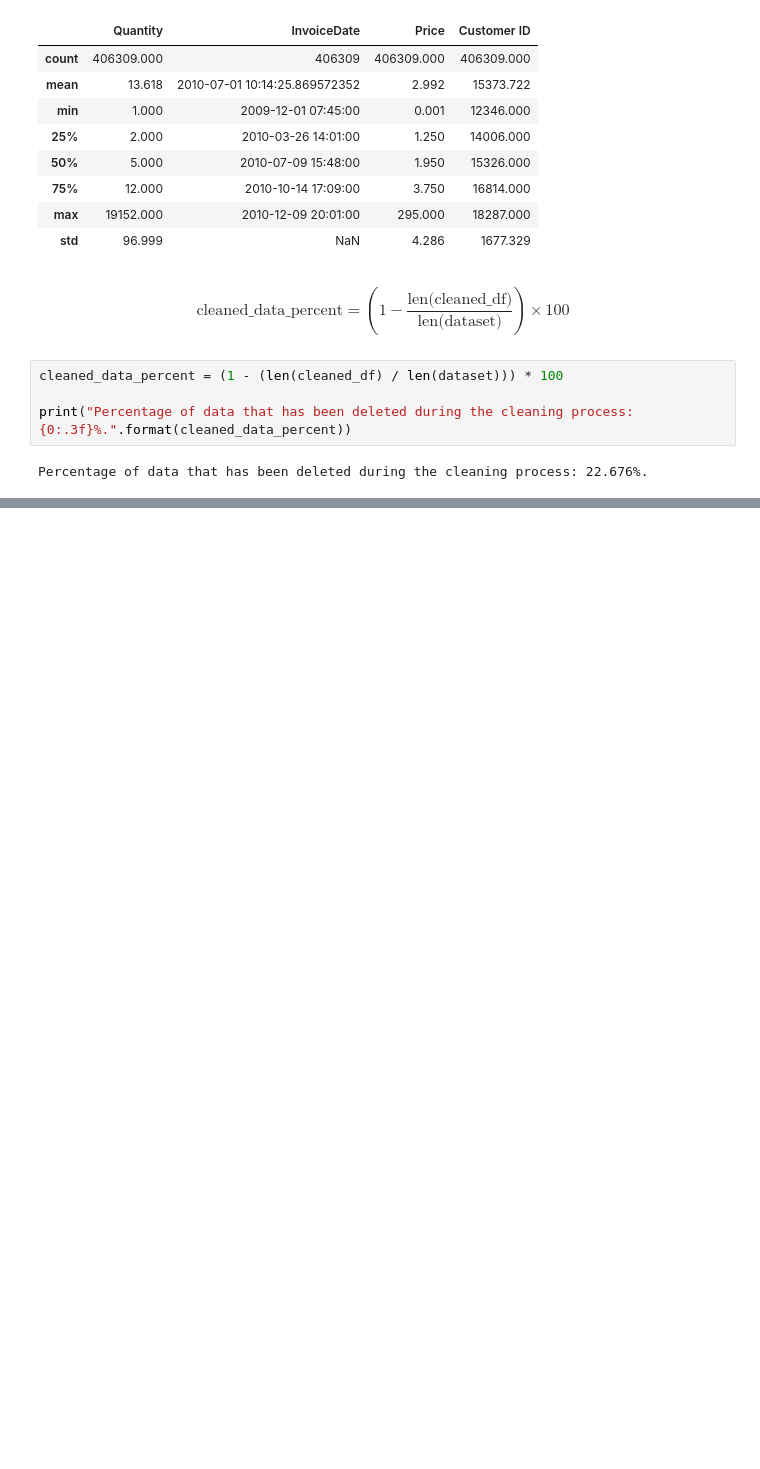
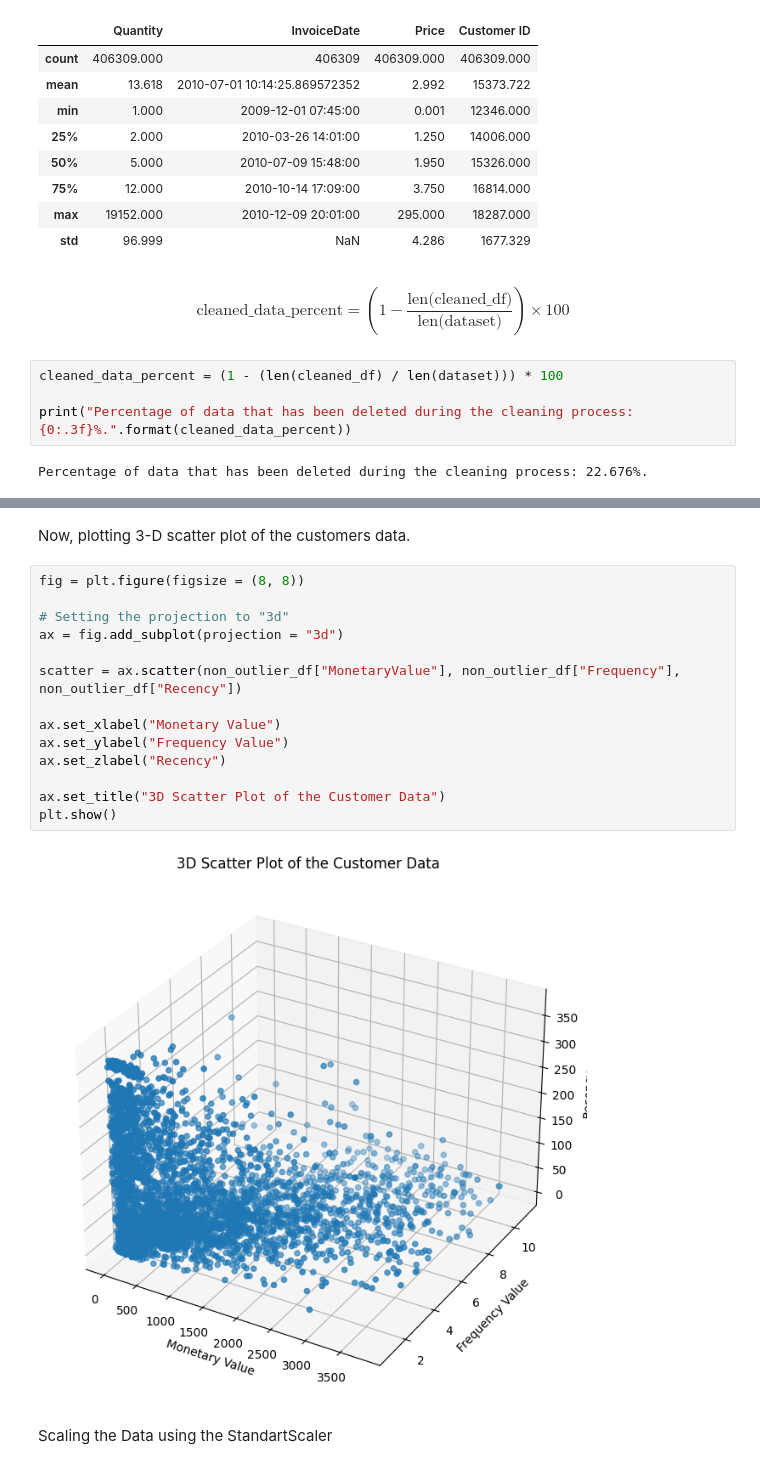
Before and after one commit to RawatRahul14/Customer-Segmentation, a Jupyter notebook: Customer_Segmentation.ipynb, the cells around one changed output, grey strips where cells are left out. Saved outputs shown, nothing was run; the diff lists cells and outputs as text; blank space fills up the shorter version.

```diff
--- a/Customer_Segmentation.ipynb
+++ b/Customer_Segmentation.ipynb
@@ -290,0 +469,20 @@ Percentage of data that has been deleted during the cleaning process: 22.676%.
+# %% [markdown]
+Now, plotting 3-D scatter plot of the customers data.
+# %%
+fig = plt.figure(figsize = (8, 8))
+
+# Setting the projection to "3d"
+ax = fig.add_subplot(projection = "3d")
+
+scatter = ax.scatter(non_outlier_df["MonetaryValue"], non_outlier_df["Frequency"], non_outlier_df["Recency"])
+
+ax.set_xlabel("Monetary Value")
+ax.set_ylabel("Frequency Value")
+ax.set_zlabel("Recency")
+
+ax.set_title("3D Scatter Plot of the Customer Data")
+plt.show()
+# %% [output]
+[figure, added]
+# %% [markdown]
+Scaling the Data using the StandartScaler
```
Also changed, not shown: parts of 20 cells of this notebook.
